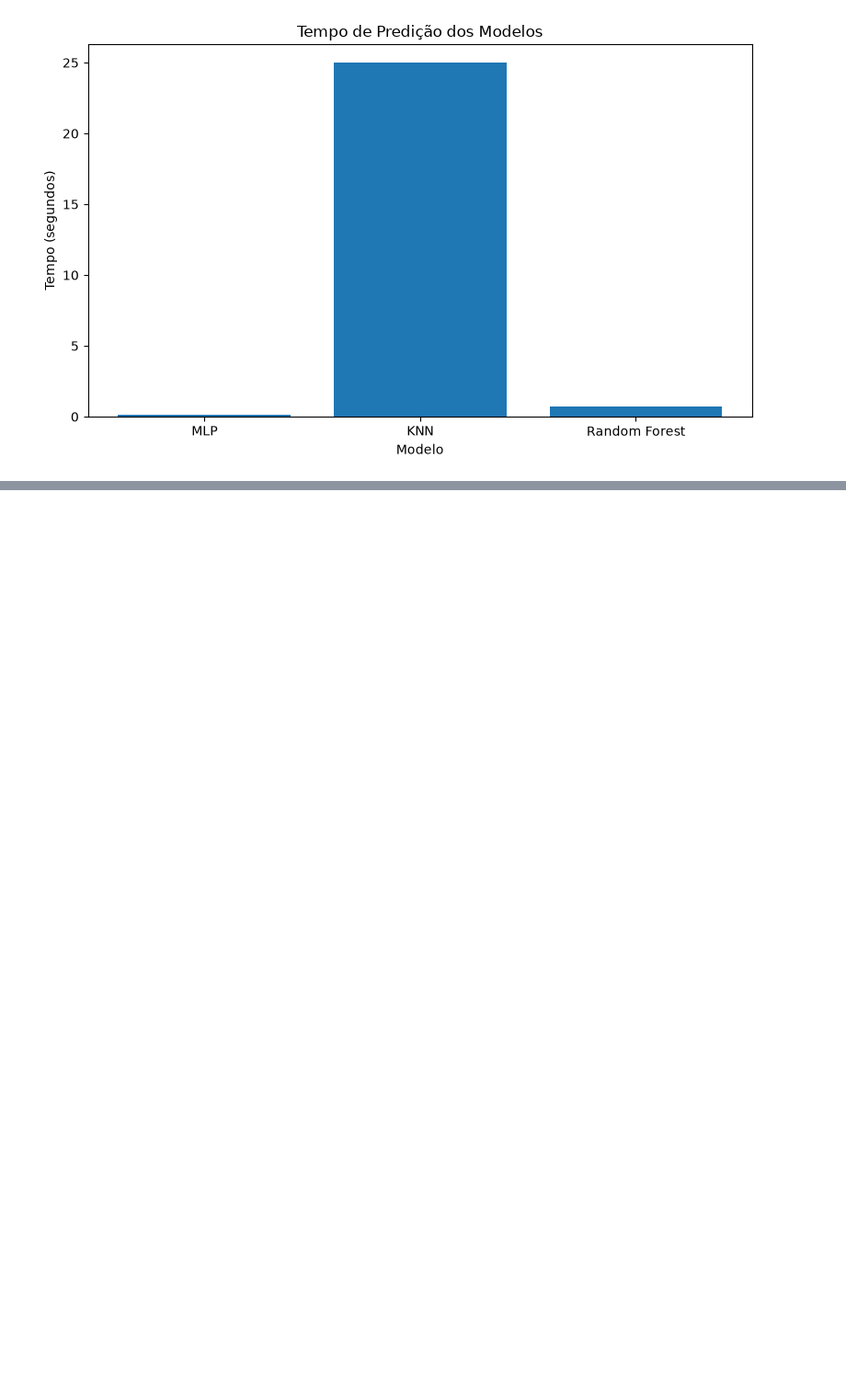
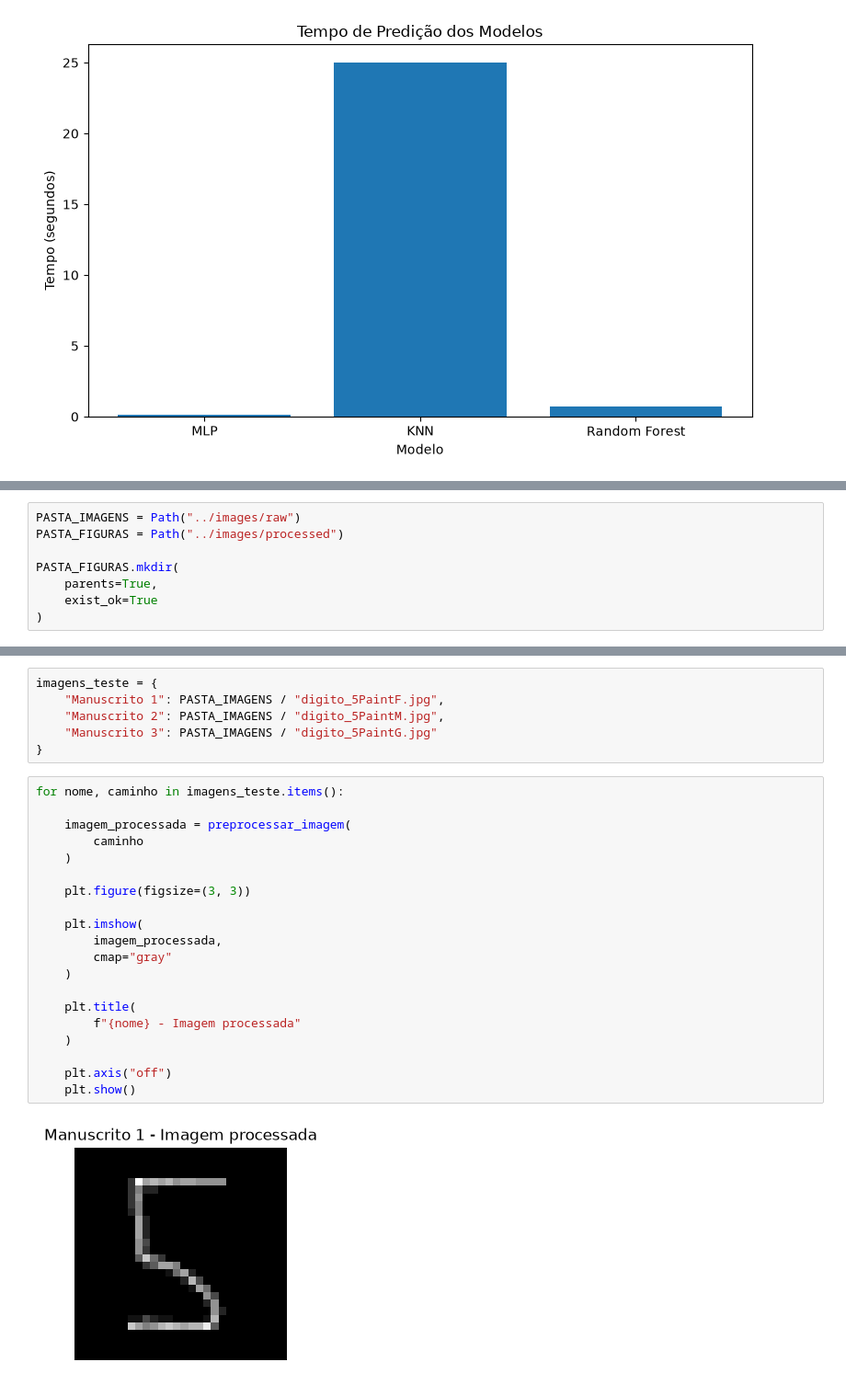
Before and after one commit to MarcioPaiano/SENAI-Miniprojeto-MNIST, a Jupyter notebook: notebook/mnist.ipynb, the cells around one changed output, grey strips where cells are left out. Shown at 92% size. Cells and saved outputs as stored; diff of their text form; blank space fills up the shorter version.

```diff
--- a/notebook/mnist.ipynb
+++ b/notebook/mnist.ipynb
@@ -1679,0 +2272,8 @@ plt.close()
+# %%
+PASTA_IMAGENS = Path("../images/raw")
+PASTA_FIGURAS = Path("../images/processed")
+
+PASTA_FIGURAS.mkdir(
+    parents=True,
+    exist_ok=True
+)
@@ -1679,0 +2347,28 @@ plt.close()
+# %%
+imagens_teste = {
+    "Manuscrito 1": PASTA_IMAGENS / "digito_5PaintF.jpg",
+    "Manuscrito 2": PASTA_IMAGENS / "digito_5PaintM.jpg",
+    "Manuscrito 3": PASTA_IMAGENS / "digito_5PaintG.jpg"
+}
+# %%
+for nome, caminho in imagens_teste.items():
+
+    imagem_processada = preprocessar_imagem(
+        caminho
+    )
+
+    plt.figure(figsize=(3, 3))
+
+    plt.imshow(
+        imagem_processada,
+        cmap="gray"
+    )
+
+    plt.title(
+        f"{nome} - Imagem processada"
+    )
+
+    plt.axis("off")
+    plt.show()
+# %% [output]
+[figure, added]
```
Also changed, not shown: parts of 68 cells of this notebook, 27 other files.
